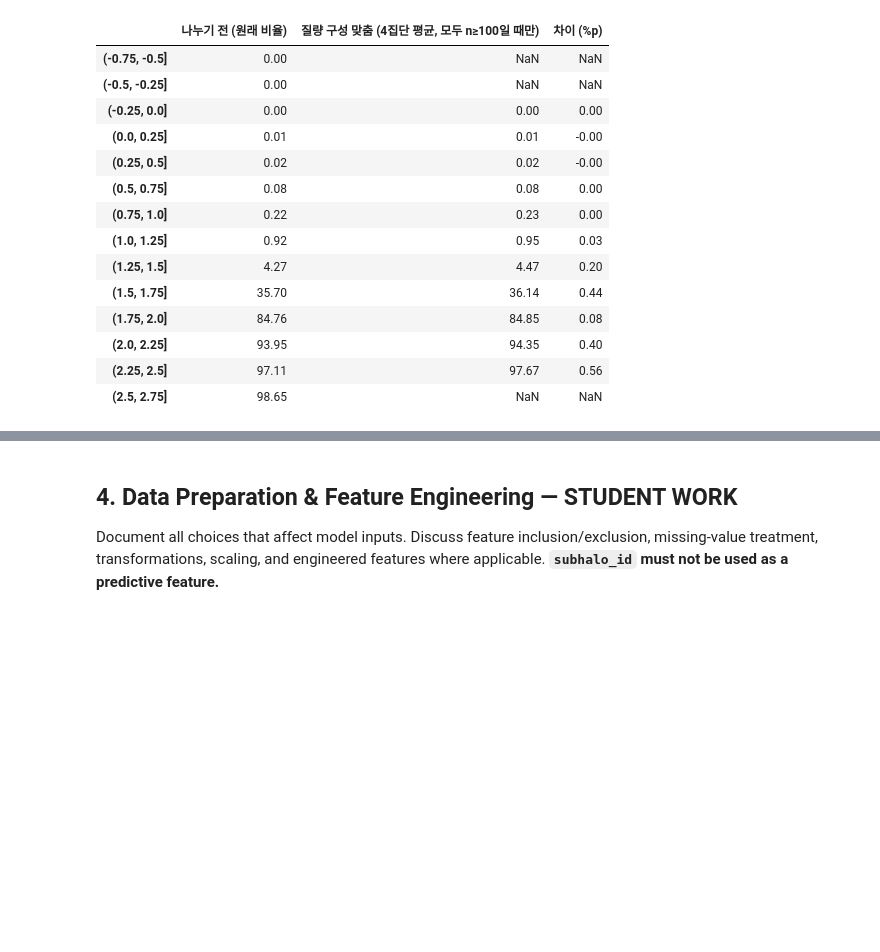
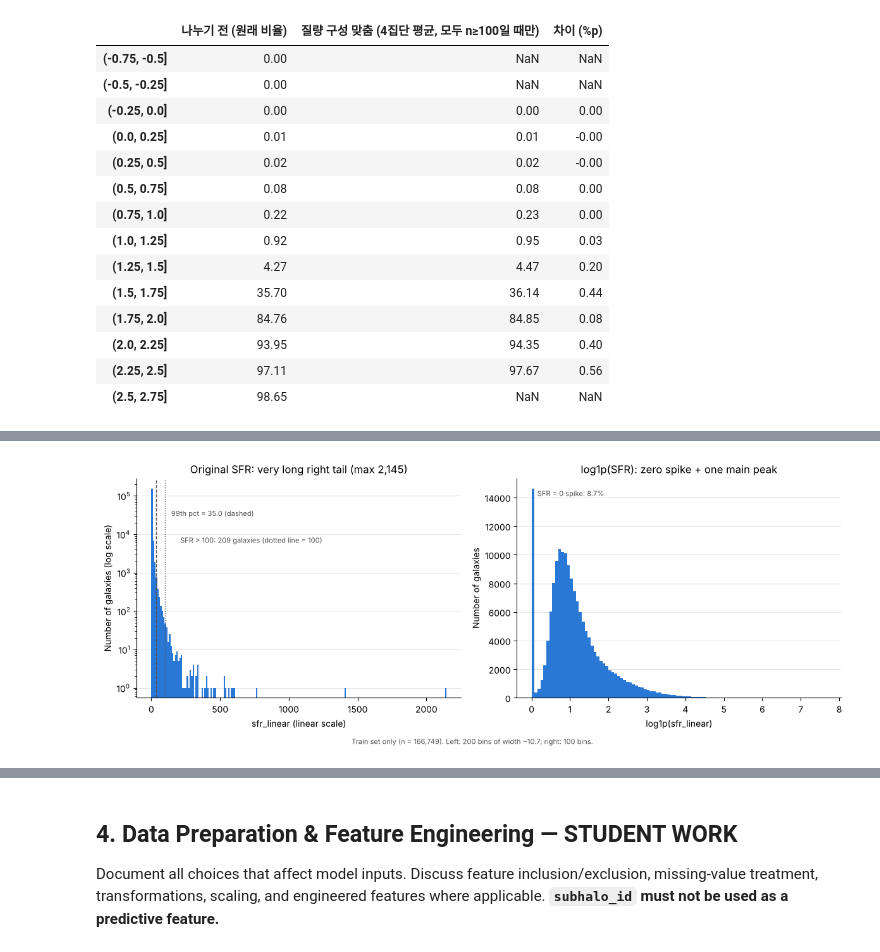
Before and after one commit to ZizonK7/sdi2026-galaxy-sfr, a Jupyter notebook: work/팀원/james_eda.ipynb, the cells around one changed output, grey strips where cells are left out. Drawn from its saved outputs; the diff is of its cells as text; code cells hidden in the pictures; blank space fills up the shorter version.

```diff
--- a/work/팀원/james_eda.ipynb
+++ b/work/팀원/james_eda.ipynb
@@ -788,0 +825,30 @@ display(cmp_std.round(2))
+# %%
+# 그림: 왼쪽 원래 SFR(세로축 로그 — 꼬리의 적은 은하까지 보이게), 오른쪽 log1p(SFR)
+fig, axes = plt.subplots(1, 2, figsize=(12, 4.5))
+ax = axes[0]
+ax.hist(y_tr, bins=200, color="#2a78d6")
+ax.set_yscale("log")
+ax.axvline(q[0.99], color="#52514e", lw=1, ls="--")
+ax.text(q[0.99] + 110, 3e4, f"99th pct = {q[0.99]:.1f} (dashed)", fontsize=8, color="#52514e")
+ax.axvline(100, color="#52514e", lw=1, ls=":")
+ax.text(210, 6e3, f"SFR > 100: {int((y_tr > 100).sum())} galaxies (dotted line = 100)", fontsize=8, color="#52514e")
+ax.set_xlabel("sfr_linear (linear scale)")
+ax.set_ylabel("Number of galaxies (log scale)")
+ax.set_title("Original SFR: very long right tail (max 2,145)")
+
+ax = axes[1]
+ax.hist(np.log1p(y_tr), bins=100, color="#2a78d6")
+ax.text(0.15, ax.get_ylim()[1] * 0.92, f"SFR = 0 spike: {(y_tr == 0).mean():.1%}", fontsize=8, color="#52514e")
+ax.set_xlabel("log1p(sfr_linear)")
+ax.set_ylabel("Number of galaxies")
+ax.set_title("log1p(SFR): zero spike + one main peak")
+for a in axes:
+    a.spines[["top", "right"]].set_visible(False)
+    a.grid(axis="y", color="#e6e5e0", lw=0.8)
+    a.set_axisbelow(True)
+fig.text(0.5, -0.02, "Train set only (n = 166,749). Left: 200 bins of width ~10.7; right: 100 bins.",
+         ha="center", fontsize=8, color="#52514e")
+plt.tight_layout()
+plt.show()
+# %% [output]
+[figure, added]
```
Also changed, not shown: parts of 19 cells of this notebook.
